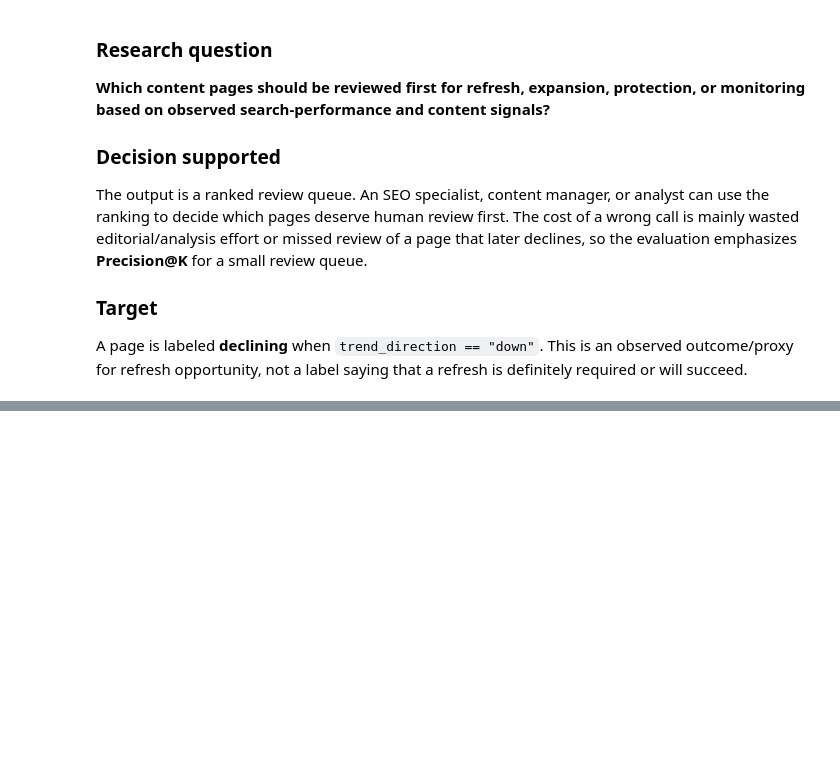
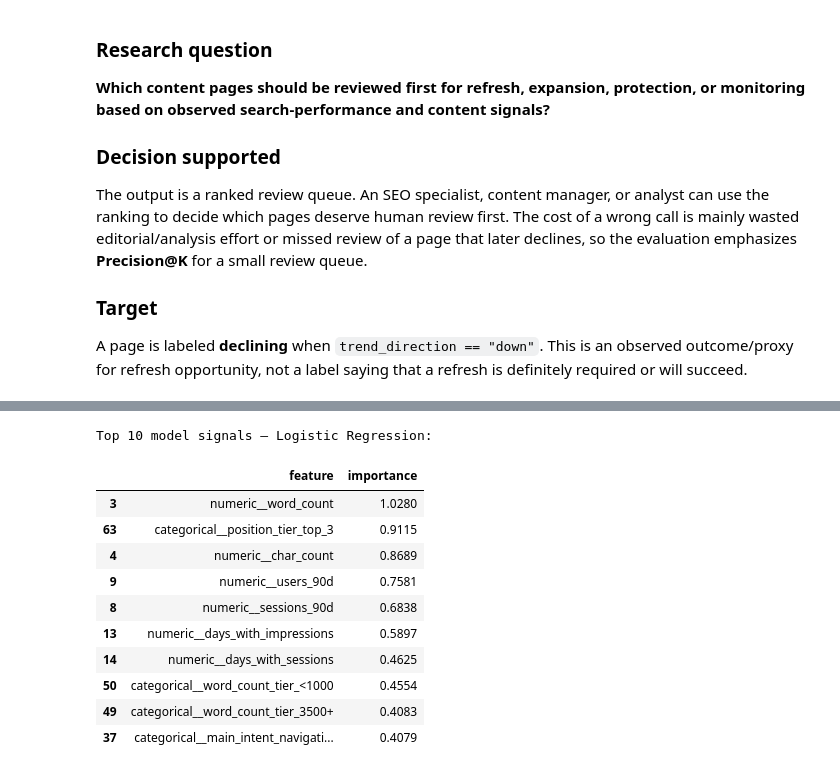
Before and after one commit to ShahvezAli784/-flyrank-machine-learning, a Jupyter notebook: work/notebooks/capstone.ipynb, the cells around one changed output, grey strips where cells are left out. Drawn from its saved outputs; the diff is of its cells as text; code cells hidden in the pictures; blank space fills up the shorter version.

```diff
--- a/work/notebooks/capstone.ipynb
+++ b/work/notebooks/capstone.ipynb
@@ -117 +399,36 @@ data/raw/content_refresh_anonymized.csv
+# %%
+best_pipeline = trained_models[best_model_name]
+pre = best_pipeline.named_steps["preprocessor"]
+estimator = best_pipeline.named_steps["model"]
+feature_names = pre.get_feature_names_out()
+
+if hasattr(estimator, "feature_importances_"):
+    importance = pd.DataFrame({
+        "feature": feature_names,
+        "importance": estimator.feature_importances_
+    }).sort_values("importance", ascending=False)
+elif hasattr(estimator, "coef_"):
+    importance = pd.DataFrame({
+        "feature": feature_names,
+        "importance": np.abs(estimator.coef_[0])
+    }).sort_values("importance", ascending=False)
+else:
+    importance = pd.DataFrame(columns=["feature", "importance"])
+
+print(f"Top 10 model signals — {best_model_name}:")
+display(importance.head(10).round(4))
+importance.head(20).to_csv(OUTPUT_DIR / "capstone_top_features.csv", index=False)
+# %% [output]
+Top 10 model signals — Logistic Regression:
+|  | feature | importance |
+| 3 | numeric__word_count | 1.0280 |
+| 63 | categorical__position_tier_top_3 | 0.9115 |
+| 4 | numeric__char_count | 0.8689 |
+| 9 | numeric__users_90d | 0.7581 |
+| 8 | numeric__sessions_90d | 0.6838 |
+| 13 | numeric__days_with_impressions | 0.5897 |
+| 14 | numeric__days_with_sessions | 0.4625 |
+| 50 | categorical__word_count_tier_<1000 | 0.4554 |
+| 49 | categorical__word_count_tier_3500+ | 0.4083 |
+| 37 | categorical__main_intent_navigati... | 0.4079 |
 # %% [markdown]
```
Also changed, not shown: parts of 28 cells of this notebook.
